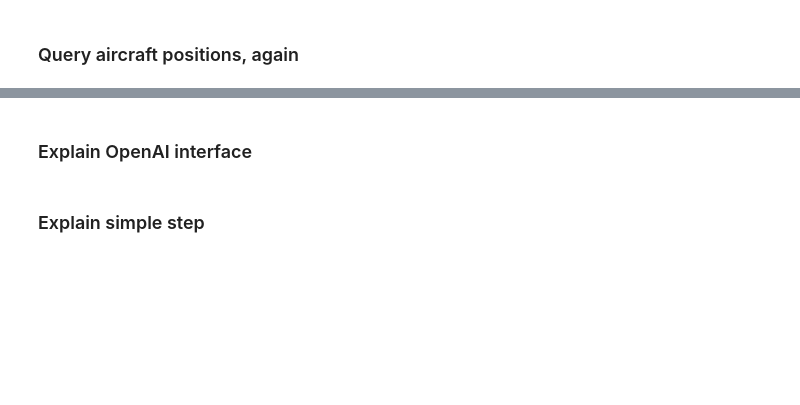
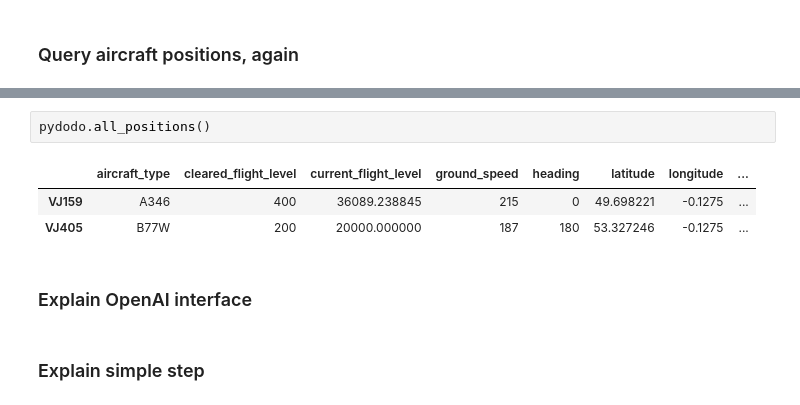
Before and after one commit to project-bluebird/simurgh, a Jupyter notebook: examples/Example-pipeline.ipynb, the cells around one changed output, grey strips where cells are left out. Drawn from its saved outputs; the diff is of its cells as text; blank space fills up the shorter version.

```diff
--- a/examples/Example-pipeline.ipynb
+++ b/examples/Example-pipeline.ipynb
@@ -43,3 +105,9 @@ _Success!_
+# %%
+pydodo.all_positions()
+# %% [output]
+|  | aircraft_type | cleared_flight_level | current_flight_level | ground_speed | heading | latitude | longitude | ... |
+| VJ159 | A346 | 400 | 36089.238845 | 215 | 0 | 49.698221 | -0.1275 | ... |
+| VJ405 | B77W | 200 | 20000.000000 | 187 | 180 | 53.327246 | -0.1275 | ... |
 # %% [markdown]
 ### Explain OpenAI interface
 # %% [markdown]
```
Also changed, not shown: parts of 17 cells of this notebook.
